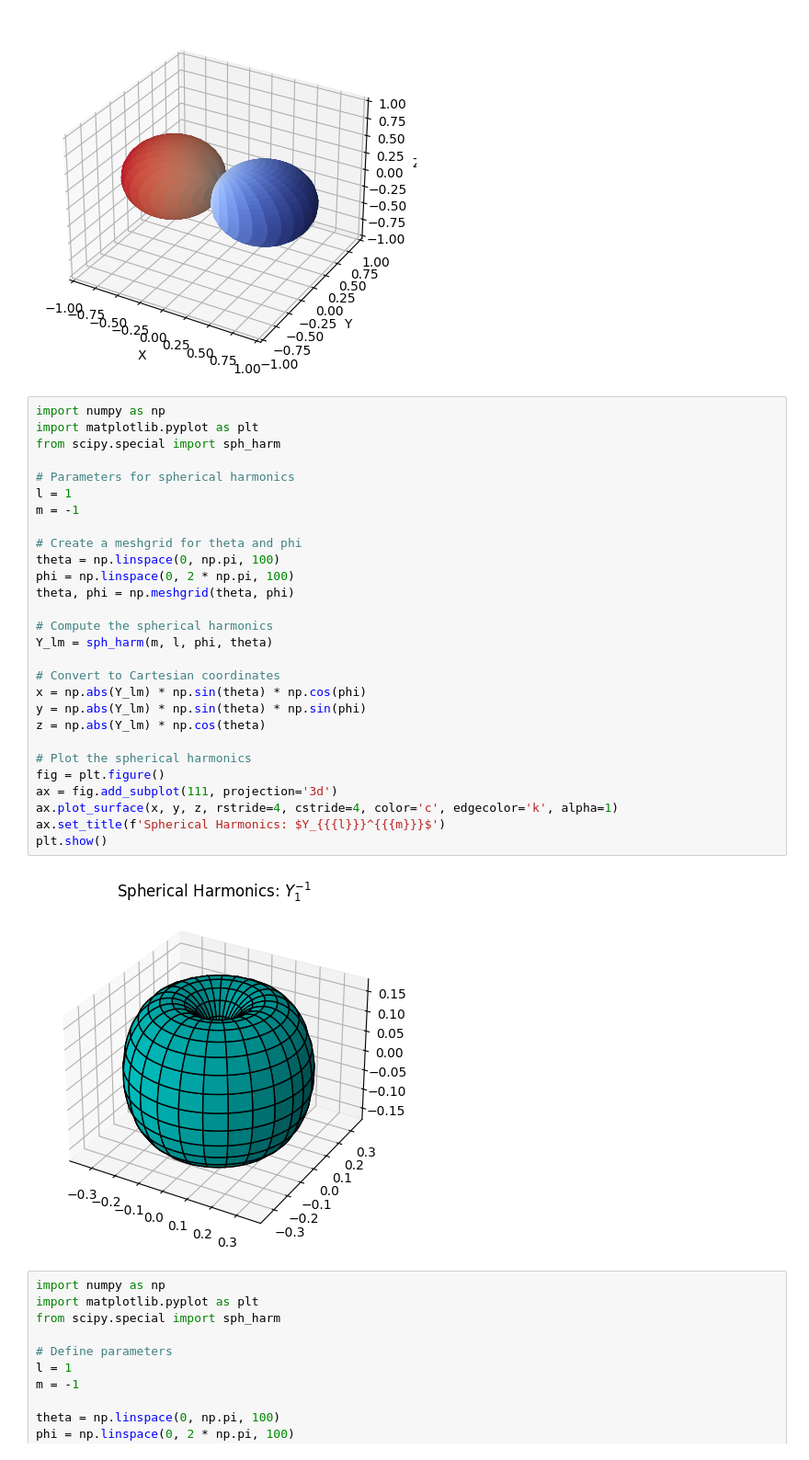
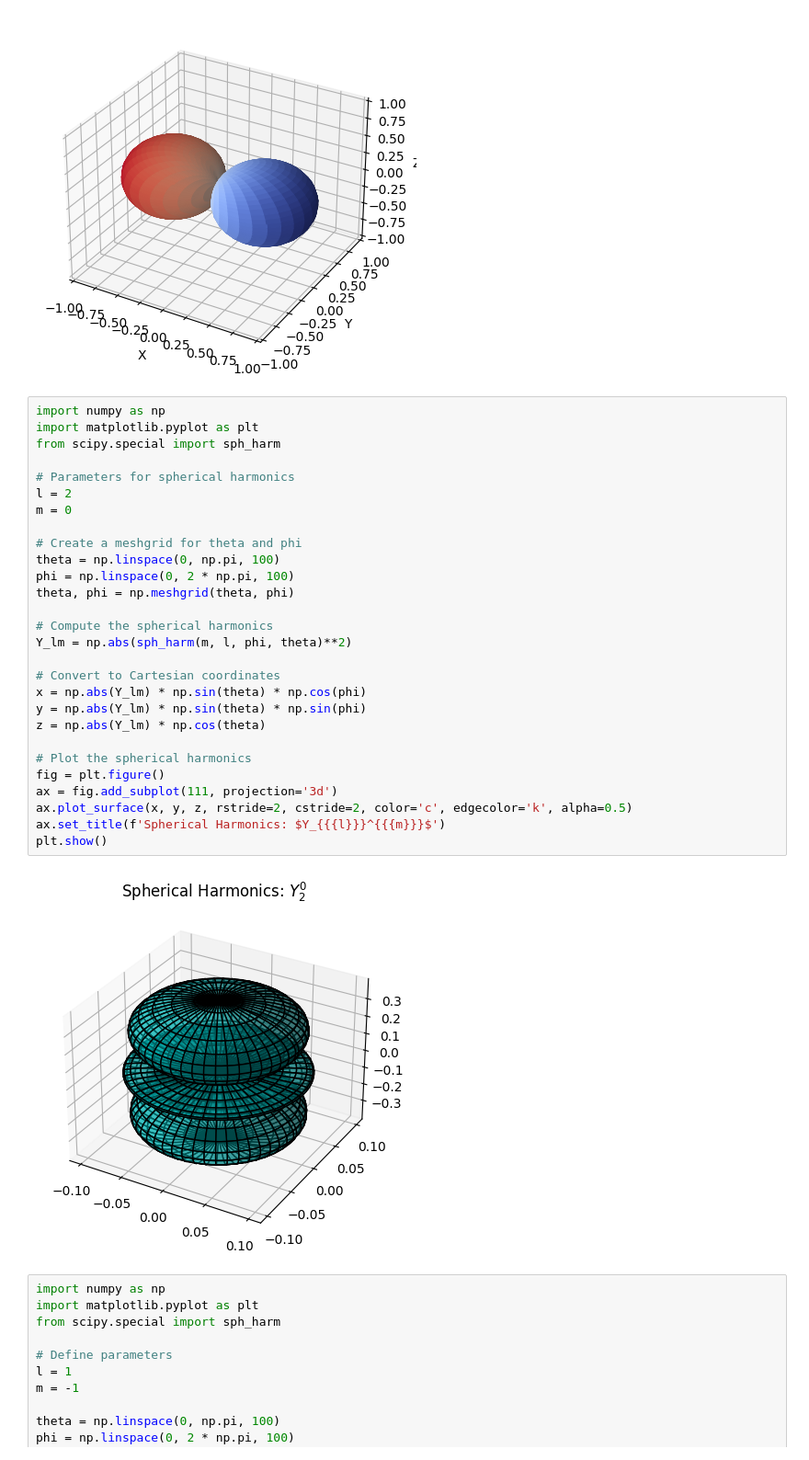
Before and after one commit to navgaur/QM1_UGCF, a Jupyter notebook: Quantum_Mech_1_UGCF.ipynb, the cells around one changed output. Shown at 92% size. Cells and saved outputs as stored; diff of their text form.

```diff
--- a/Quantum_Mech_1_UGCF.ipynb
+++ b/Quantum_Mech_1_UGCF.ipynb
@@ -99,33 +99,33 @@ plt.show()
 # %%
 import numpy as np
 import matplotlib.pyplot as plt
 from scipy.special import sph_harm
 
 # Parameters for spherical harmonics
-l = 1
-m = -1
+l = 2
+m = 0
 
 # Create a meshgrid for theta and phi
 theta = np.linspace(0, np.pi, 100)
 phi = np.linspace(0, 2 * np.pi, 100)
 theta, phi = np.meshgrid(theta, phi)
 
 # Compute the spherical harmonics
-Y_lm = sph_harm(m, l, phi, theta)
+Y_lm = np.abs(sph_harm(m, l, phi, theta)**2)
 
 # Convert to Cartesian coordinates
 x = np.abs(Y_lm) * np.sin(theta) * np.cos(phi)
 y = np.abs(Y_lm) * np.sin(theta) * np.sin(phi)
 z = np.abs(Y_lm) * np.cos(theta)
 
 # Plot the spherical harmonics
 fig = plt.figure()
 ax = fig.add_subplot(111, projection='3d')
-ax.plot_surface(x, y, z, rstride=4, cstride=4, color='c', edgecolor='k', alpha=1)
+ax.plot_surface(x, y, z, rstride=2, cstride=2, color='c', edgecolor='k', alpha=0.5)
 ax.set_title(f'Spherical Harmonics: $Y_{{{l}}}^{{{m}}}$')
 plt.show()
 # %% [output]
-[figure, old version]
+[figure, new version]
 # %%
 import numpy as np
 import matplotlib.pyplot as plt
```
